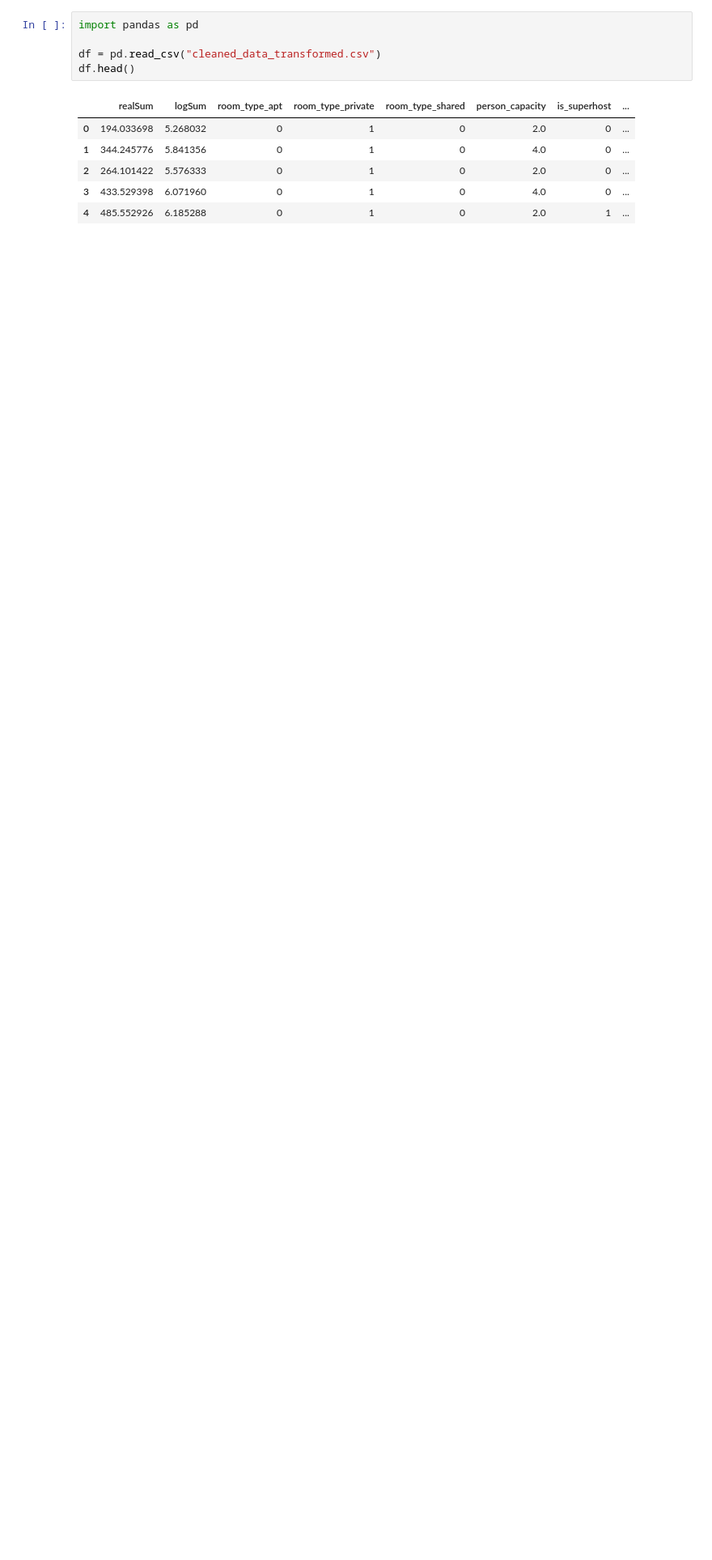
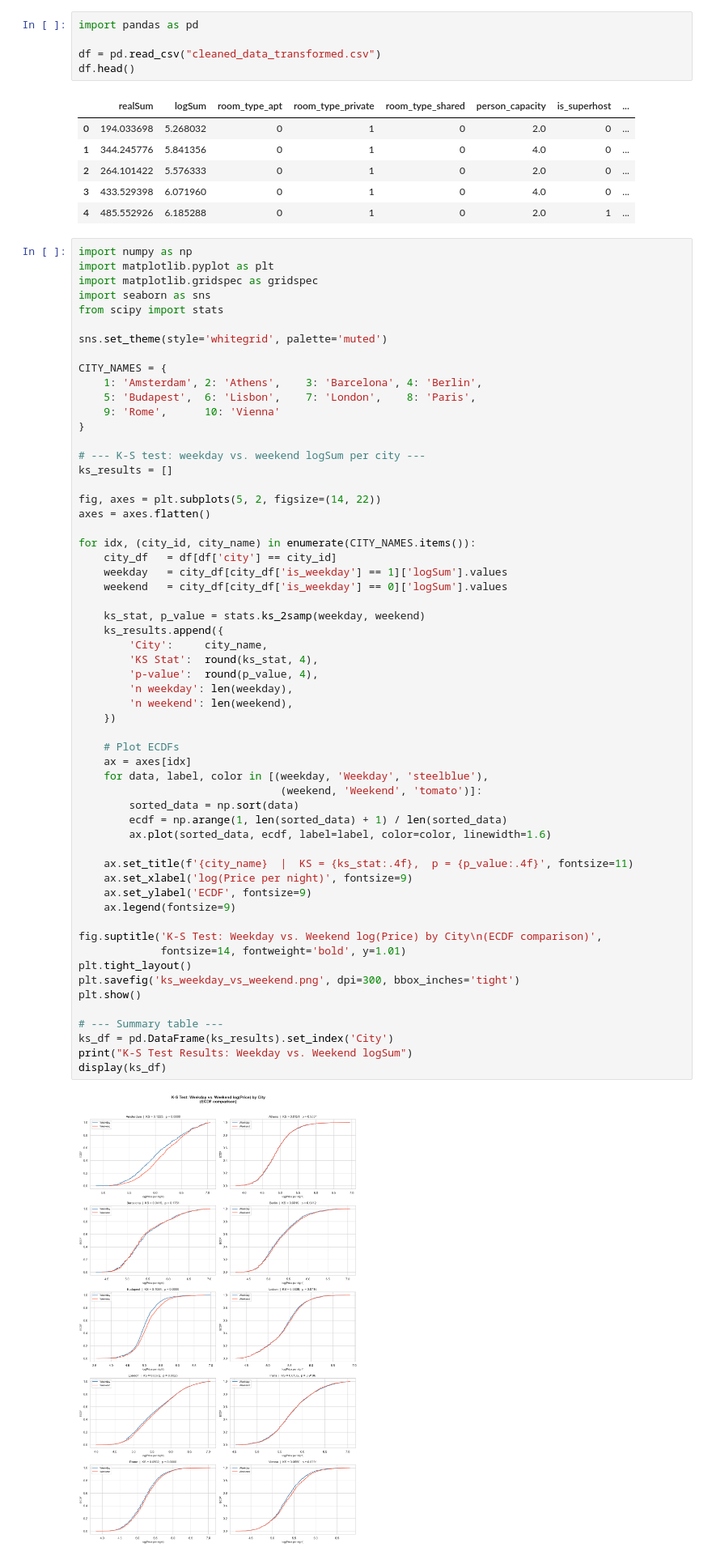
Before and after one commit to ShenghaoXue/MATH-189-Project-SP26, a Jupyter notebook: phase_2.ipynb, the cells around one changed output. Shown at 81% size. Cells and saved outputs as stored; diff of their text form; blank space fills up the shorter version.

Commit message:
Improved resolution of visualizations and added new plot comparing weekday vs weekend distributions.

```diff
--- a/phase_2.ipynb
+++ b/phase_2.ipynb
@@ -10,3 +10,63 @@ df.head()
 | 2 | 264.101422 | 5.576333 | 0 | 1 | 0 | 2.0 | 0 | ... |
 | 3 | 433.529398 | 6.071960 | 0 | 1 | 0 | 4.0 | 0 | ... |
 | 4 | 485.552926 | 6.185288 | 0 | 1 | 0 | 2.0 | 1 | ... |
+# %%
+import numpy as np
+import matplotlib.pyplot as plt
+import matplotlib.gridspec as gridspec
+import seaborn as sns
+from scipy import stats
+
+sns.set_theme(style='whitegrid', palette='muted')
+
+CITY_NAMES = {
+    1: 'Amsterdam', 2: 'Athens',    3: 'Barcelona', 4: 'Berlin',
+    5: 'Budapest',  6: 'Lisbon',    7: 'London',    8: 'Paris',
+    9: 'Rome',      10: 'Vienna'
+}
+
+# --- K-S test: weekday vs. weekend logSum per city ---
+ks_results = []
+
+fig, axes = plt.subplots(5, 2, figsize=(14, 22))
+axes = axes.flatten()
+
+for idx, (city_id, city_name) in enumerate(CITY_NAMES.items()):
+    city_df   = df[df['city'] == city_id]
+    weekday   = city_df[city_df['is_weekday'] == 1]['logSum'].values
+    weekend   = city_df[city_df['is_weekday'] == 0]['logSum'].values
+
+    ks_stat, p_value = stats.ks_2samp(weekday, weekend)
+    ks_results.append({
+        'City':     city_name,
+        'KS Stat':  round(ks_stat, 4),
+        'p-value':  round(p_value, 4),
+        'n weekday': len(weekday),
+        'n weekend': len(weekend),
+    })
+
+    # Plot ECDFs
+    ax = axes[idx]
+    for data, label, color in [(weekday, 'Weekday', 'steelblue'),
+                                (weekend, 'Weekend', 'tomato')]:
+        sorted_data = np.sort(data)
+        ecdf = np.arange(1, len(sorted_data) + 1) / len(sorted_data)
+        ax.plot(sorted_data, ecdf, label=label, color=color, linewidth=1.6)
+
+    ax.set_title(f'{city_name}  |  KS = {ks_stat:.4f},  p = {p_value:.4f}', fontsize=11)
+    ax.set_xlabel('log(Price per night)', fontsize=9)
+    ax.set_ylabel('ECDF', fontsize=9)
+    ax.legend(fontsize=9)
+
+fig.suptitle('K-S Test: Weekday vs. Weekend log(Price) by City\n(ECDF comparison)',
+             fontsize=14, fontweight='bold', y=1.01)
+plt.tight_layout()
+plt.savefig('ks_weekday_vs_weekend.png', dpi=300, bbox_inches='tight')
+plt.show()
+
+# --- Summary table ---
+ks_df = pd.DataFrame(ks_results).set_index('City')
+print("K-S Test Results: Weekday vs. Weekend logSum")
+display(ks_df)
+# %% [output]
+[figure, added]
```
Also changed, not shown: parts of 1 cell of this notebook, 5 other files.
